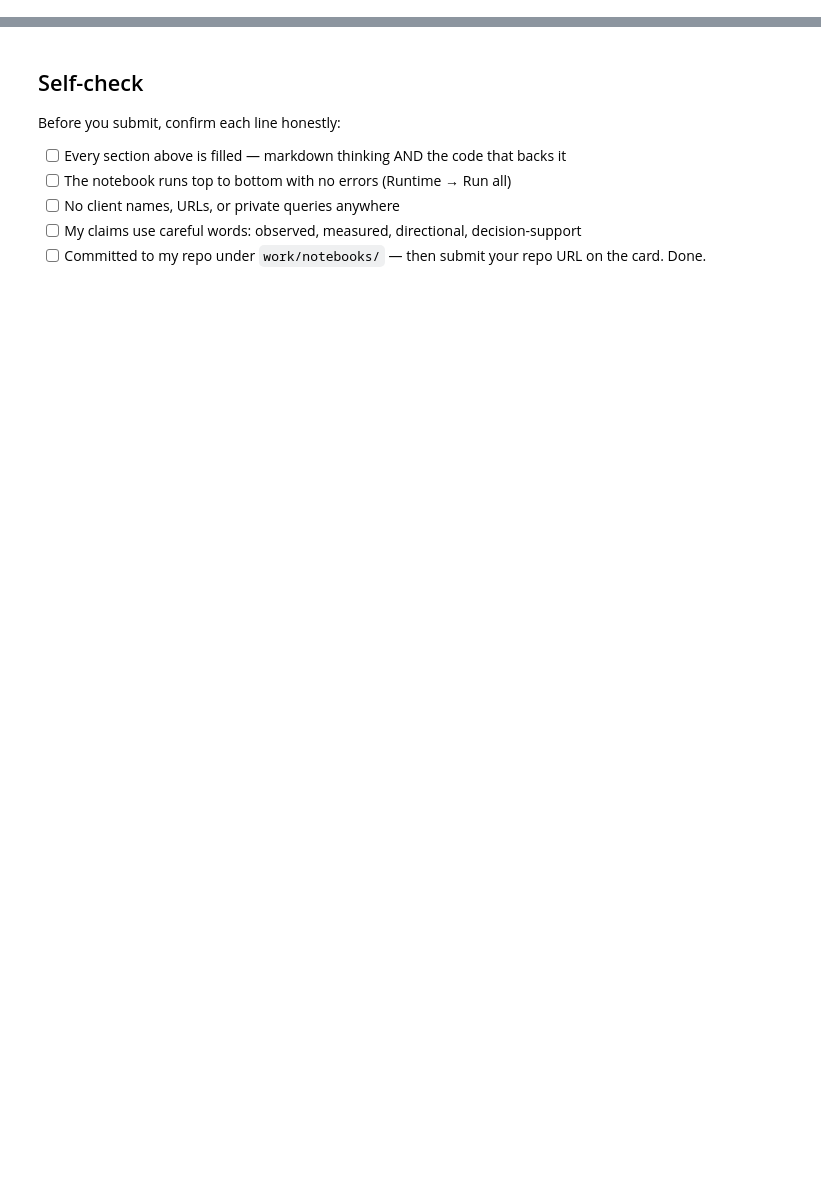
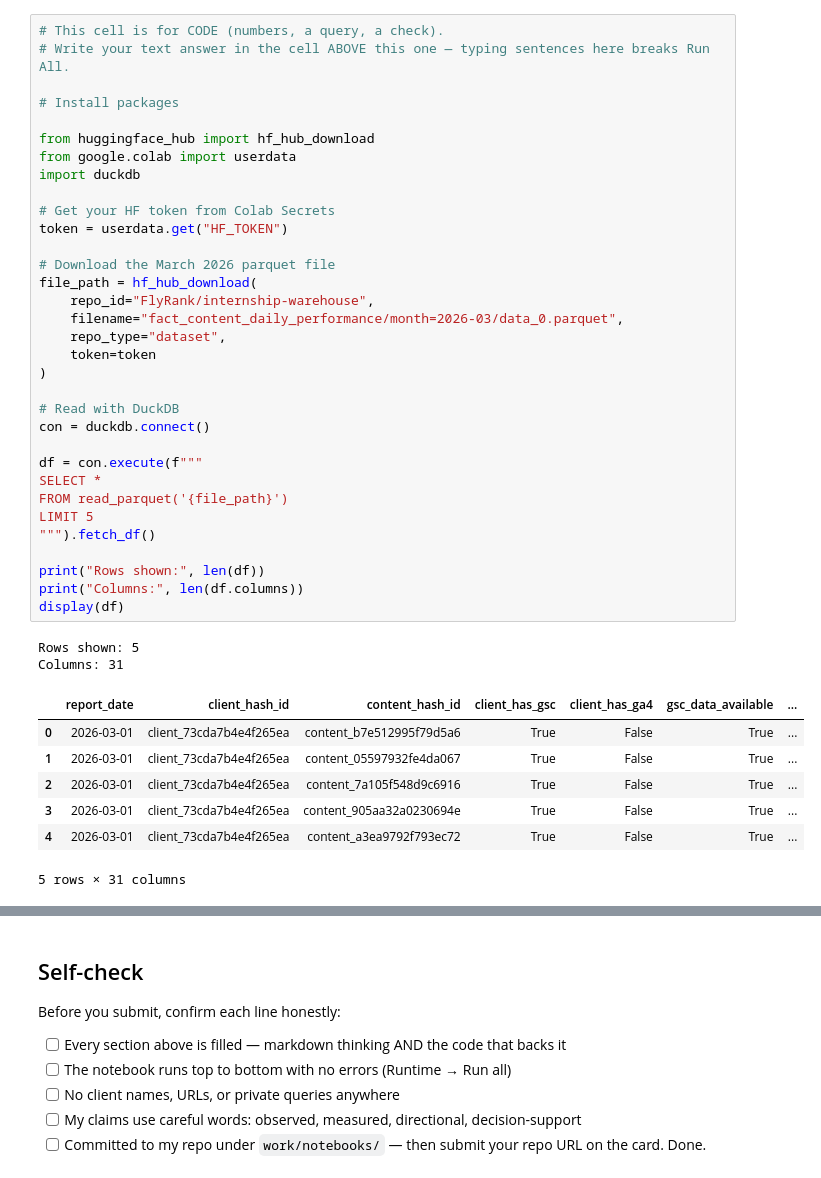
Before and after one commit to atif929/flyrank-ml-starter, a Jupyter notebook: work/notebooks/w03_data_contract.ipynb, the cells around one changed output, grey strips where cells are left out. Saved outputs shown, nothing was run; the diff lists cells and outputs as text; blank space fills up the shorter version.

```diff
--- a/work/notebooks/w03_data_contract.ipynb
+++ b/work/notebooks/w03_data_contract.ipynb
@@ -12,0 +13,43 @@ This skeleton is yours to fill. Work the sections **in order** — each one has
+# %%
+# This cell is for CODE (numbers, a query, a check).
+# Write your text answer in the cell ABOVE this one — typing sentences here breaks Run All.
+
+# Install packages
+
+from huggingface_hub import hf_hub_download
+from google.colab import userdata
+import duckdb
+
+# Get your HF token from Colab Secrets
+token = userdata.get("HF_TOKEN")
+
+# Download the March 2026 parquet file
+file_path = hf_hub_download(
+    repo_id="FlyRank/internship-warehouse",
+    filename="fact_content_daily_performance/month=2026-03/data_0.parquet",
+    repo_type="dataset",
+    token=token
+)
+
+# Read with DuckDB
+con = duckdb.connect()
+
+df = con.execute(f"""
+SELECT *
+FROM read_parquet('{file_path}')
+LIMIT 5
+""").fetch_df()
+
+print("Rows shown:", len(df))
+print("Columns:", len(df.columns))
+display(df)
+# %% [output]
+Rows shown: 5
+Columns: 31
+|  | report_date | client_hash_id | content_hash_id | client_has_gsc | client_has_ga4 | gsc_data_available | ... |
+| 0 | 2026-03-01 | client_73cda7b4e4f265ea | content_b7e512995f79d5a6 | True | False | True | ... |
+| 1 | 2026-03-01 | client_73cda7b4e4f265ea | content_05597932fe4da067 | True | False | True | ... |
+| 2 | 2026-03-01 | client_73cda7b4e4f265ea | content_7a105f548d9c6916 | True | False | True | ... |
+| 3 | 2026-03-01 | client_73cda7b4e4f265ea | content_905aa32a0230694e | True | False | True | ... |
+| 4 | 2026-03-01 | client_73cda7b4e4f265ea | content_a3ea9792f793ec72 | True | False | True | ... |
+5 rows × 31 columns
```
Also changed, not shown: parts of 14 cells of this notebook.
